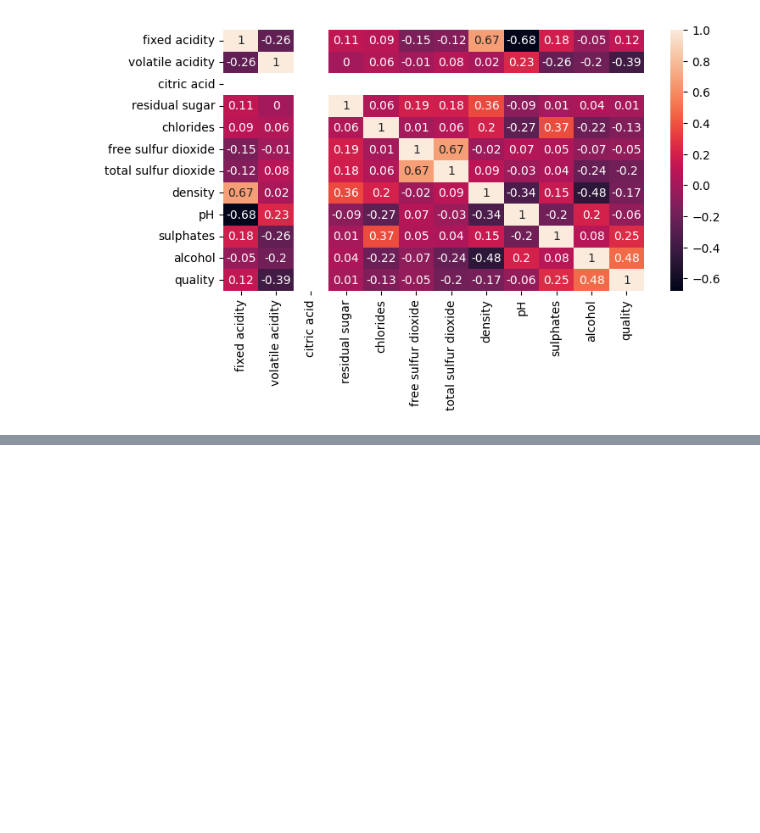
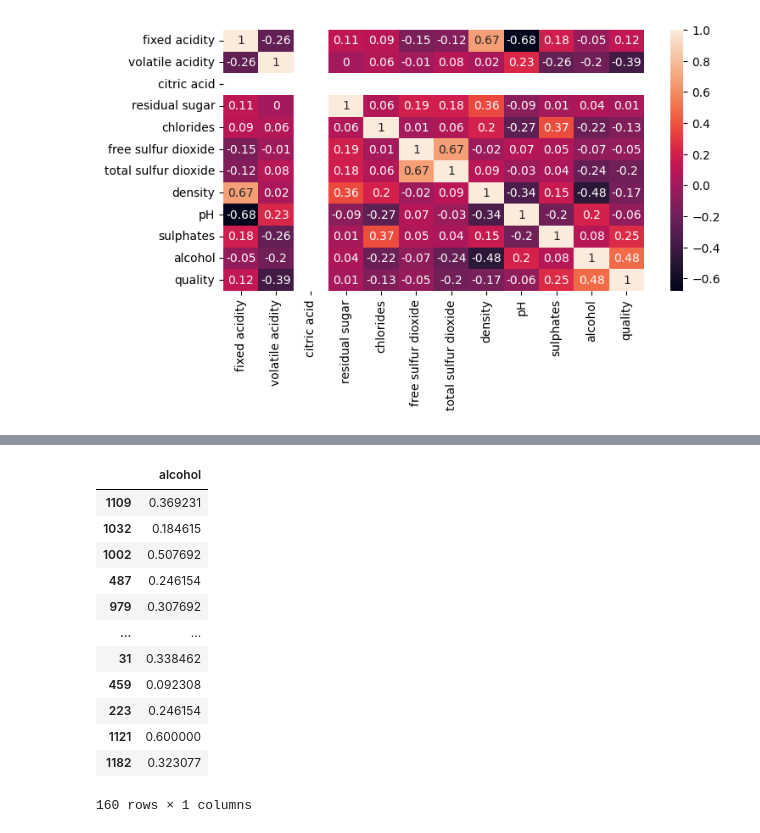
Before and after one commit to Aditya-Khoje/ml, a Jupyter notebook: Assignment_2.ipynb, the cells around one changed output, grey strips where cells are left out. Drawn from its saved outputs; the diff is of its cells as text; code cells hidden in the pictures; blank space fills up the shorter version.

```diff
--- a/Assignment_2.ipynb
+++ b/Assignment_2.ipynb
@@ -418,0 +487,16 @@ fgr.savefig("myimage.png")
+# %%
+y_test #the actual values in test data - target column
+# %% [output]
+|  | alcohol |
+| 1109 | 0.369231 |
+| 1032 | 0.184615 |
+| 1002 | 0.507692 |
+| 487 | 0.246154 |
+| 979 | 0.307692 |
+| ... | ... |
+| 31 | 0.338462 |
+| 459 | 0.092308 |
+| 223 | 0.246154 |
+| 1121 | 0.600000 |
+| 1182 | 0.323077 |
+160 rows × 1 columns
```
Also changed, not shown: parts of 6 cells of this notebook.
